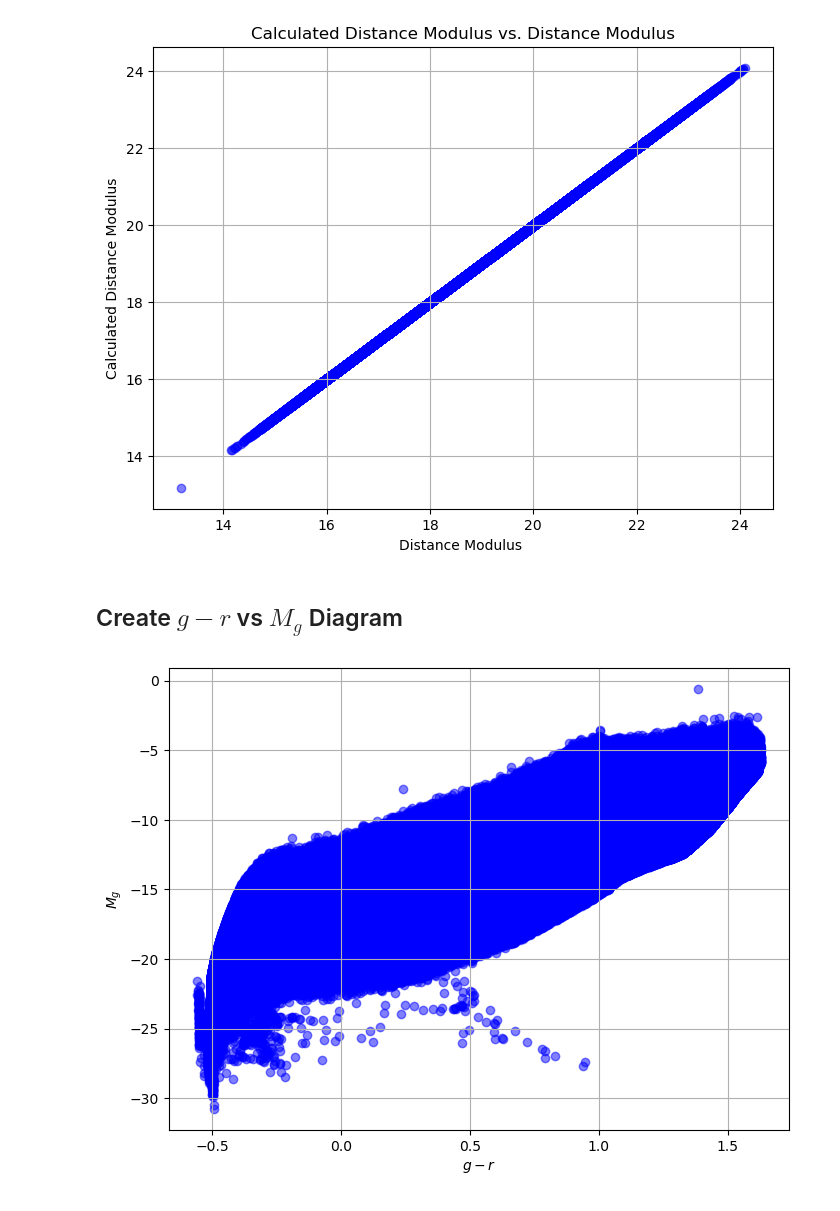
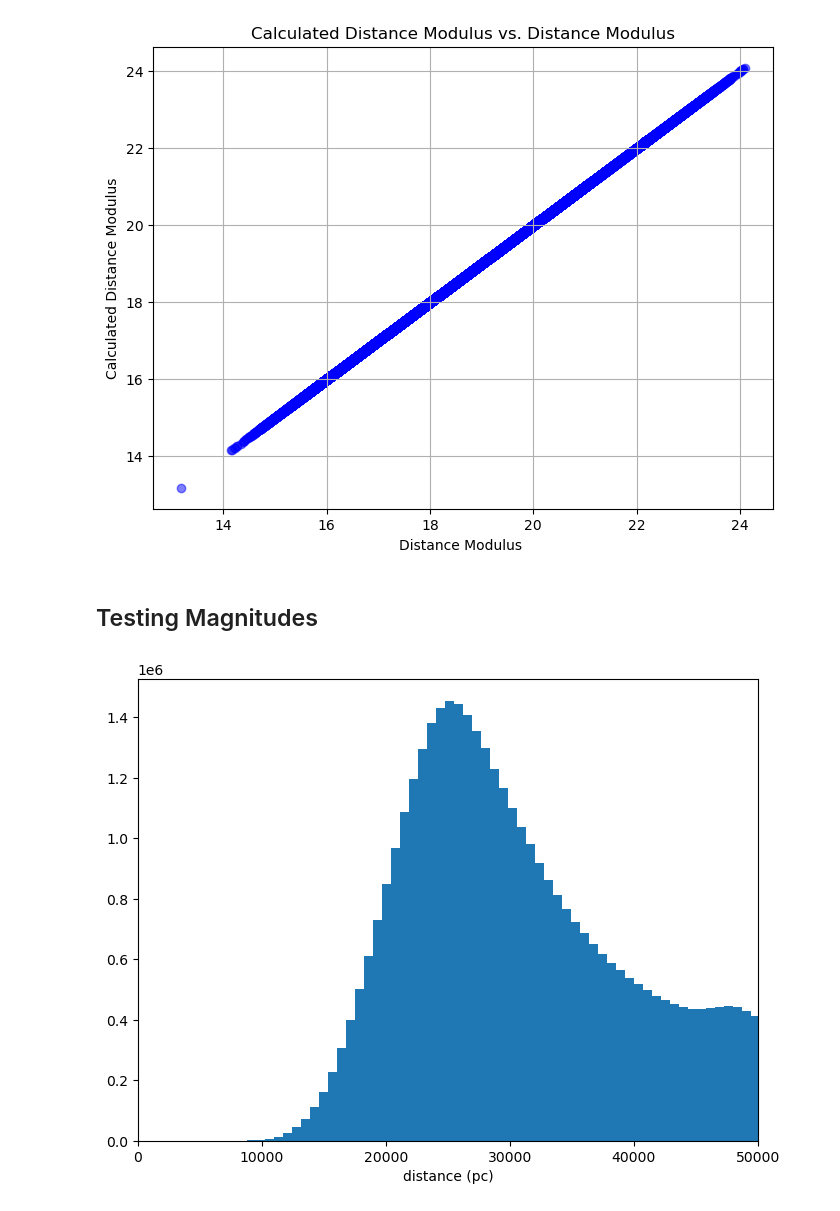
Before and after one commit to aeden2019/rubin_mw_mocks, a Jupyter notebook: src/analysis/color_magnitude_diagram.ipynb, the cells around one changed output. Cells and saved outputs as stored; diff of their text form; code cells hidden in the pictures.

Commit message:
Magnitude testing

```diff
--- a/src/analysis/color_magnitude_diagram.ipynb
+++ b/src/analysis/color_magnitude_diagram.ipynb
@@ -96,7 +96,7 @@ plt.show()
 # %% [output]
 [figure]
 # %% [markdown]
-## Create $g-r$ vs $M_g$ Diagram
+## Testing Magnitudes
 # %%
 # Calculate g-r
 g_mag = survey.lsst_gmag.to_numpy()
@@ -109,16 +107,0 @@ abs_mag_g = app_mag_g - dmod
-# %%
-# Create a scatter plot
-plt.figure(figsize=(8, 6))
-plt.scatter(g_minus_r, abs_mag_g, alpha=0.5, color='blue')
-
-# Set labels and title
-plt.xlabel('$g - r$')
-plt.ylabel('$M_g$')
-
-# Show grid
-plt.grid(True)
-
-# Show the plot
-plt.show()
-# %% [output]
-[figure, removed]
@@ -124,0 +111,12 @@ plt.show()
+# %%
+# TESTING - Create a scatter plot of app mag
+plt.figure(figsize=(8, 6))
+plt.hist(distance, bins=1000)
+
+plt.xlabel("distance (pc)")
+plt.xlim(0, 50000)
+
+# Show the plot
+plt.show()
+# %% [output]
+[figure, added]
```
Also changed, not shown: parts of 14 cells of this notebook, 1 other file.
